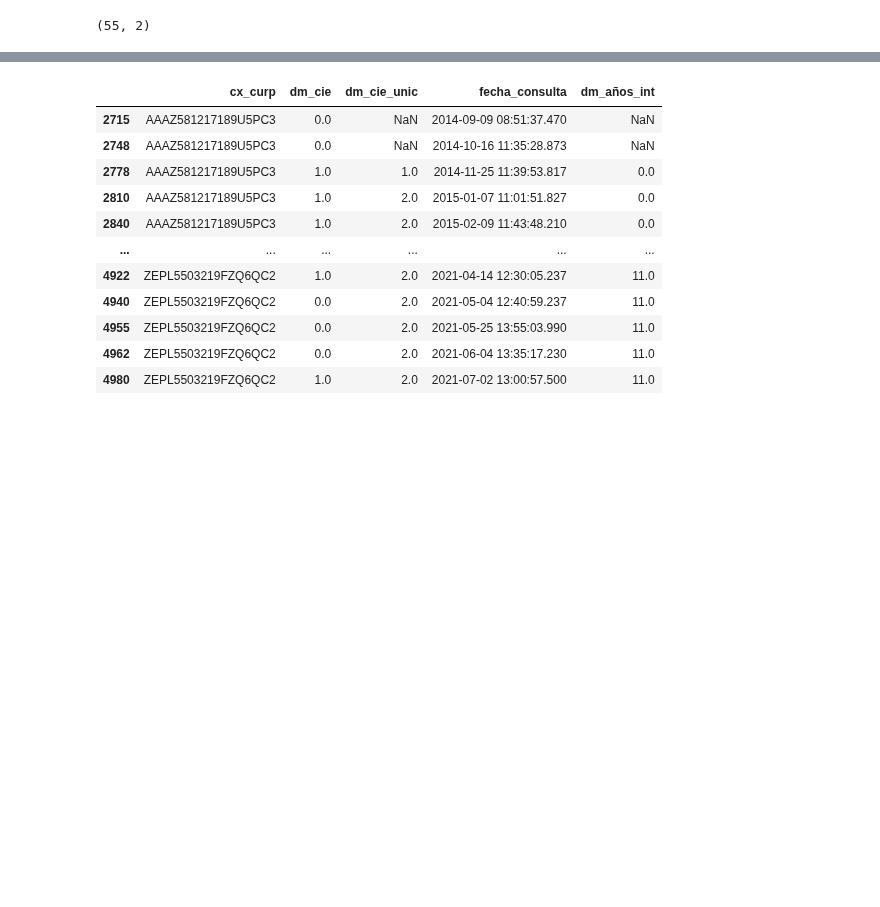
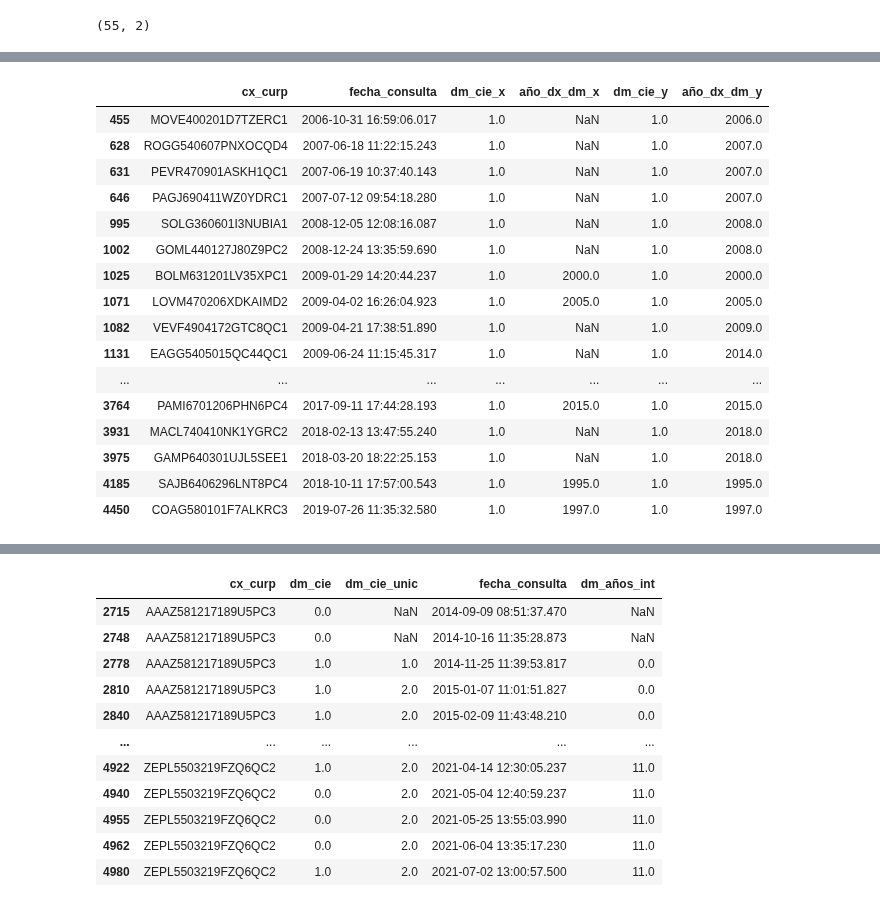
Before and after one commit to AideJGC/ProyectoDIABETIA_Estancia, a Jupyter notebook: notebooks/EDA_GEDA.ipynb, the cells around one changed output, grey strips where cells are left out. Cells and saved outputs as stored; diff of their text form; code cells hidden in the pictures; blank space fills up the shorter version.

```diff
--- a/notebooks/EDA_GEDA.ipynb
+++ b/notebooks/EDA_GEDA.ipynb
@@ -607,0 +622,12 @@ print(d_dx_dm_u.shape)
+# %%
+for i in range(len(pru2['cx_curp'])):
+    x = pru2['año_dx_dm'][i]
+    y = pru2['año_dx_dm3'][i]
+
+    if (pd.isna(x)):
+        pru2['año_dx_dm'][i] = pru2['año_dx_dm3'][i]
+    elif x < y:
+        pru2['año_dx_dm'][i] = pru2['año_dx_dm'][i]
+# %%
+pru2 = pru2.drop(['año_dx_dm2','año_dx_dm3'], axis=1)
+pru2
@@ -608 +652,24 @@ print(d_dx_dm_u.shape)
+# %%
+pru = df.copy()
+pru = pd.merge(pru, pru2, on = ["cx_curp",'fecha_consulta'], how="left")
+# %%
+pru[~pd.isna(pru["dm_cie_y"])][["cx_curp",'fecha_consulta','dm_cie_x','año_dx_dm_x','dm_cie_y','año_dx_dm_y']]
+# %% [output]
+|  | cx_curp | fecha_consulta | dm_cie_x | año_dx_dm_x | dm_cie_y | año_dx_dm_y |
+| 455 | MOVE400201D7TZERC1 | 2006-10-31 16:59:06.017 | 1.0 | NaN | 1.0 | 2006.0 |
+| 628 | ROGG540607PNXOCQD4 | 2007-06-18 11:22:15.243 | 1.0 | NaN | 1.0 | 2007.0 |
+| 631 | PEVR470901ASKH1QC1 | 2007-06-19 10:37:40.143 | 1.0 | NaN | 1.0 | 2007.0 |
+| 646 | PAGJ690411WZ0YDRC1 | 2007-07-12 09:54:18.280 | 1.0 | NaN | 1.0 | 2007.0 |
+| 995 | SOLG360601I3NUBIA1 | 2008-12-05 12:08:16.087 | 1.0 | NaN | 1.0 | 2008.0 |
+| 1002 | GOML440127J80Z9PC2 | 2008-12-24 13:35:59.690 | 1.0 | NaN | 1.0 | 2008.0 |
+| 1025 | BOLM631201LV35XPC1 | 2009-01-29 14:20:44.237 | 1.0 | 2000.0 | 1.0 | 2000.0 |
+| 1071 | LOVM470206XDKAIMD2 | 2009-04-02 16:26:04.923 | 1.0 | 2005.0 | 1.0 | 2005.0 |
+| 1082 | VEVF4904172GTC8QC1 | 2009-04-21 17:38:51.890 | 1.0 | NaN | 1.0 | 2009.0 |
+| 1131 | EAGG5405015QC44QC1 | 2009-06-24 11:15:45.317 | 1.0 | NaN | 1.0 | 2014.0 |
+| ... | ... | ... | ... | ... | ... | ... |
+| 3764 | PAMI6701206PHN6PC4 | 2017-09-11 17:44:28.193 | 1.0 | 2015.0 | 1.0 | 2015.0 |
+| 3931 | MACL740410NK1YGRC2 | 2018-02-13 13:47:55.240 | 1.0 | NaN | 1.0 | 2018.0 |
+| 3975 | GAMP640301UJL5SEE1 | 2018-03-20 18:22:25.153 | 1.0 | NaN | 1.0 | 2018.0 |
+| 4185 | SAJB6406296LNT8PC4 | 2018-10-11 17:57:00.543 | 1.0 | 1995.0 | 1.0 | 1995.0 |
+| 4450 | COAG580101F7ALKRC3 | 2019-07-26 11:35:32.580 | 1.0 | 1997.0 | 1.0 | 1997.0 |
 # %%
```
Also changed, not shown: parts of 79 cells of this notebook.
